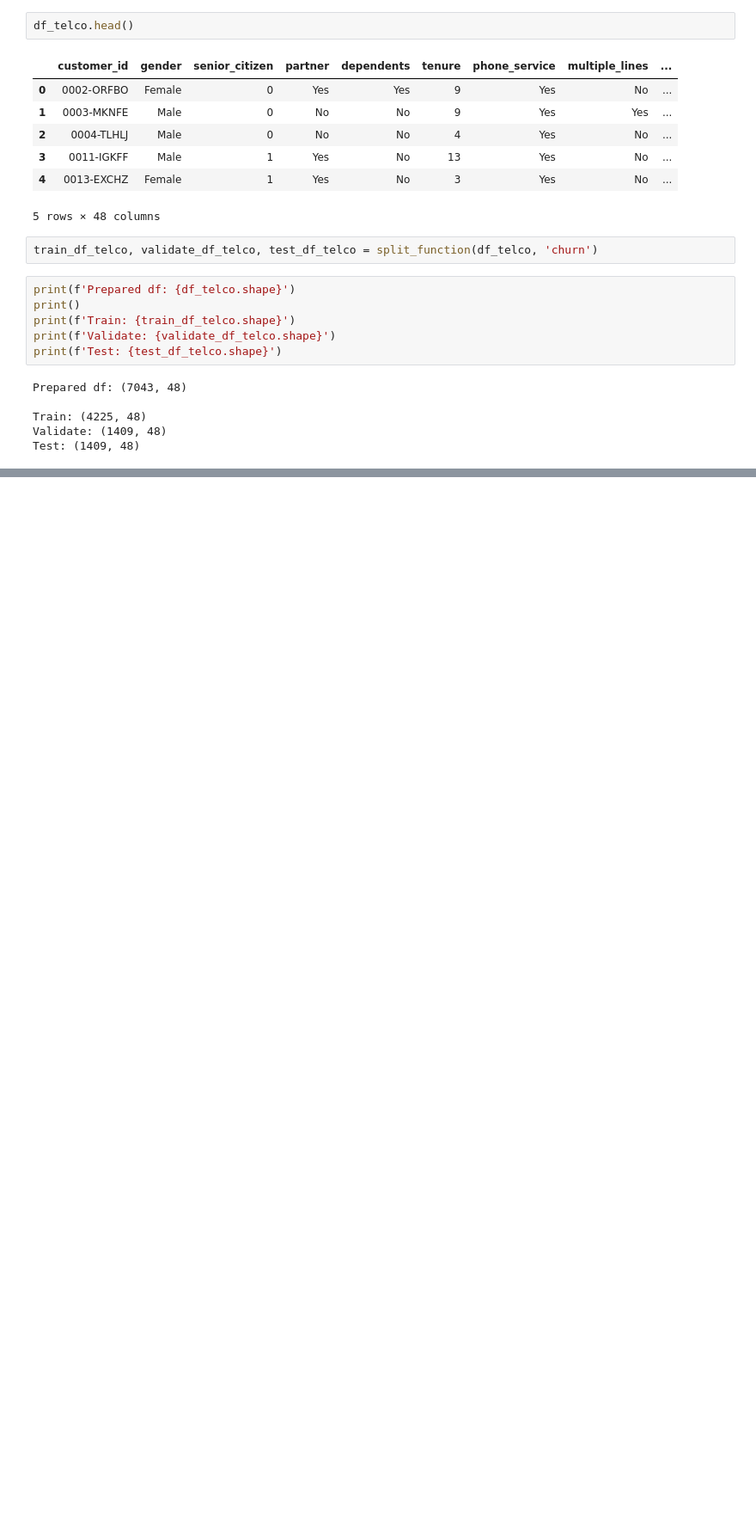
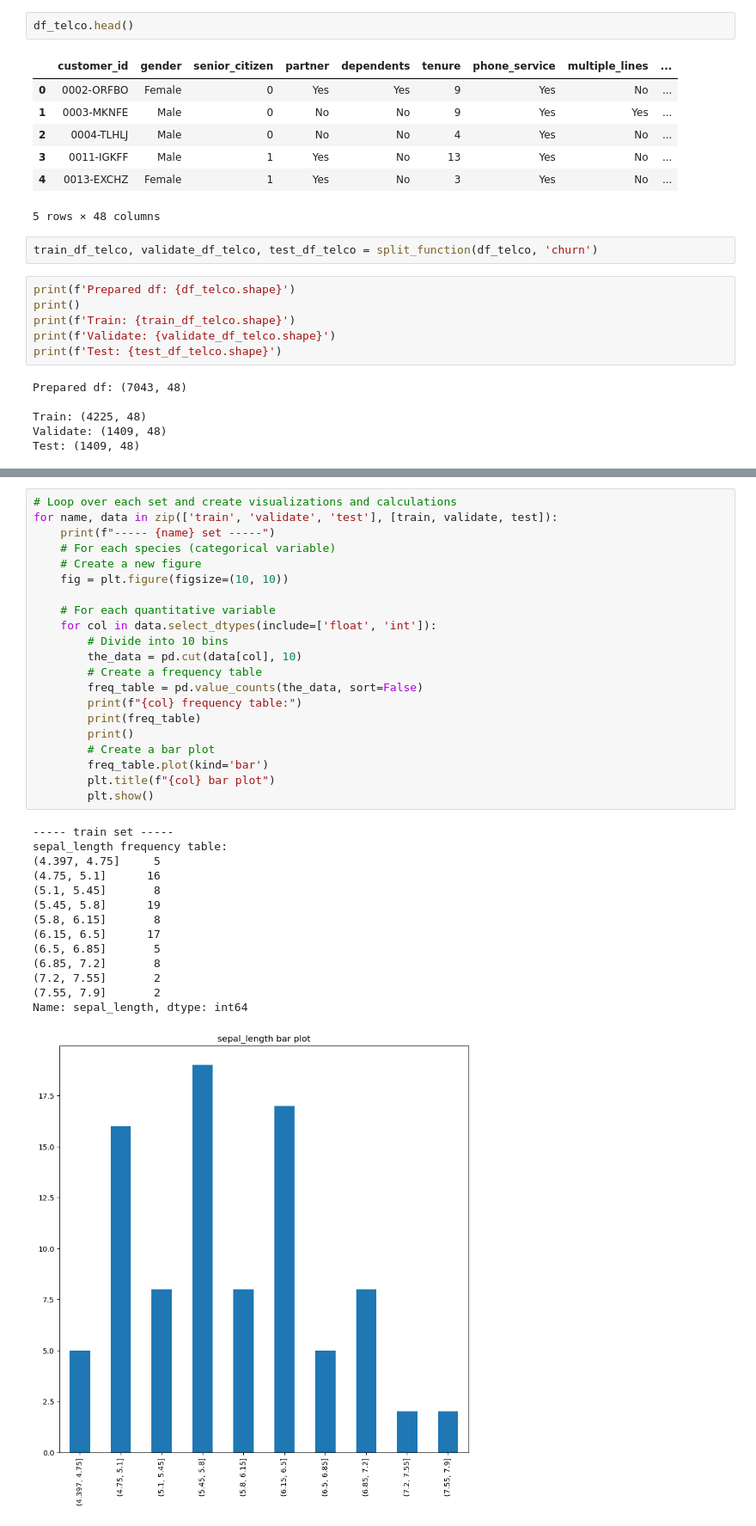
Before and after one commit to rosendo-lugo/classification-exercises, a Jupyter notebook: classification_exercises.ipynb, the cells around one changed output, grey strips where cells are left out. Shown at 86% size. Drawn from its saved outputs; the diff is of its cells as text; blank space fills up the shorter version.

```diff
--- a/classification_exercises.ipynb
+++ b/classification_exercises.ipynb
@@ -1464,0 +1588,36 @@ Name: petal_width, dtype: int64
+# %%
+# Loop over each set and create visualizations and calculations
+for name, data in zip(['train', 'validate', 'test'], [train, validate, test]):
+    print(f"----- {name} set -----")
+    # For each species (categorical variable)
+    # Create a new figure
+    fig = plt.figure(figsize=(10, 10))
+
+    # For each quantitative variable
+    for col in data.select_dtypes(include=['float', 'int']):
+        # Divide into 10 bins
+        the_data = pd.cut(data[col], 10)
+        # Create a frequency table
+        freq_table = pd.value_counts(the_data, sort=False)
+        print(f"{col} frequency table:")
+        print(freq_table)
+        print()
+        # Create a bar plot
+        freq_table.plot(kind='bar')
+        plt.title(f"{col} bar plot")
+        plt.show()
+# %% [output]
+----- train set -----
+sepal_length frequency table:
+(4.397, 4.75]     5
+(4.75, 5.1]      16
+(5.1, 5.45]       8
+(5.45, 5.8]      19
+(5.8, 6.15]       8
+(6.15, 6.5]      17
+(6.5, 6.85]       5
+(6.85, 7.2]       8
+(7.2, 7.55]       2
+(7.55, 7.9]       2
+Name: sepal_length, dtype: int64
+[figure, added]
```
Also changed, not shown: parts of 75 cells of this notebook.
